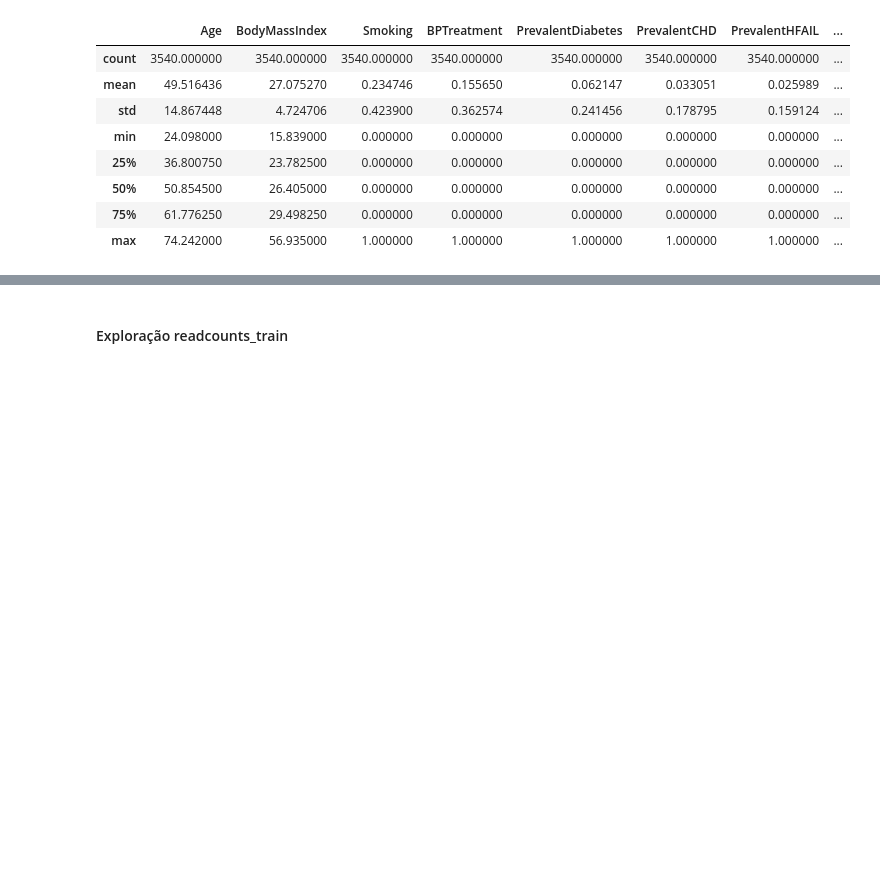
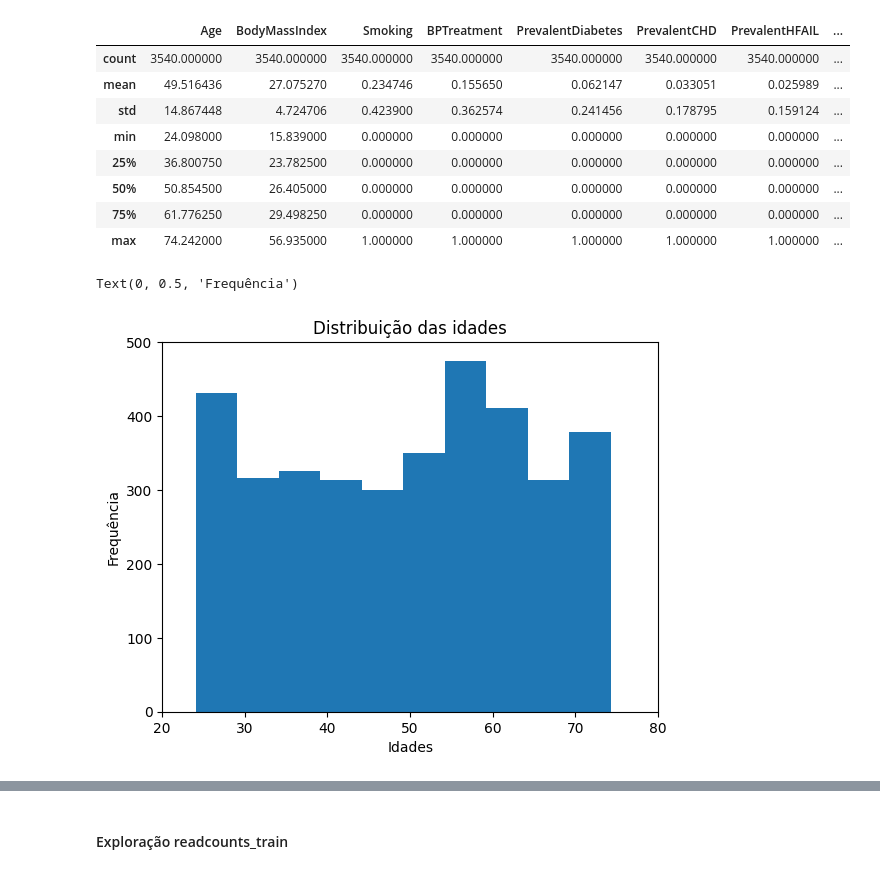
Before and after one commit to Malavita02/TrabalhoSIB, a Jupyter notebook: trabalho_inicial.ipynb, the cells around one changed output, grey strips where cells are left out. Cells and saved outputs as stored; diff of their text form; code cells hidden in the pictures; blank space fills up the shorter version.

```diff
--- a/trabalho_inicial.ipynb
+++ b/trabalho_inicial.ipynb
@@ -67,3 +70,12 @@ pheno_train_nonaa.describe()
 | 50% | 50.854500 | 26.405000 | 0.000000 | 0.000000 | 0.000000 | 0.000000 | 0.000000 | ... |
 | 75% | 61.776250 | 29.498250 | 0.000000 | 0.000000 | 0.000000 | 0.000000 | 0.000000 | ... |
 | max | 74.242000 | 56.935000 | 1.000000 | 1.000000 | 1.000000 | 1.000000 | 1.000000 | ... |
+# %%
+plt.hist(pheno_train["Age"])
+plt.axis([20, 80, 0, 500])
+plt.title("Distribuição das idades")
+plt.xlabel("Idades")
+plt.ylabel("Frequência")
+# %% [output]
+Text(0, 0.5, 'Frequência')
+[figure, added]
```
Also changed, not shown: parts of 4 cells of this notebook.
